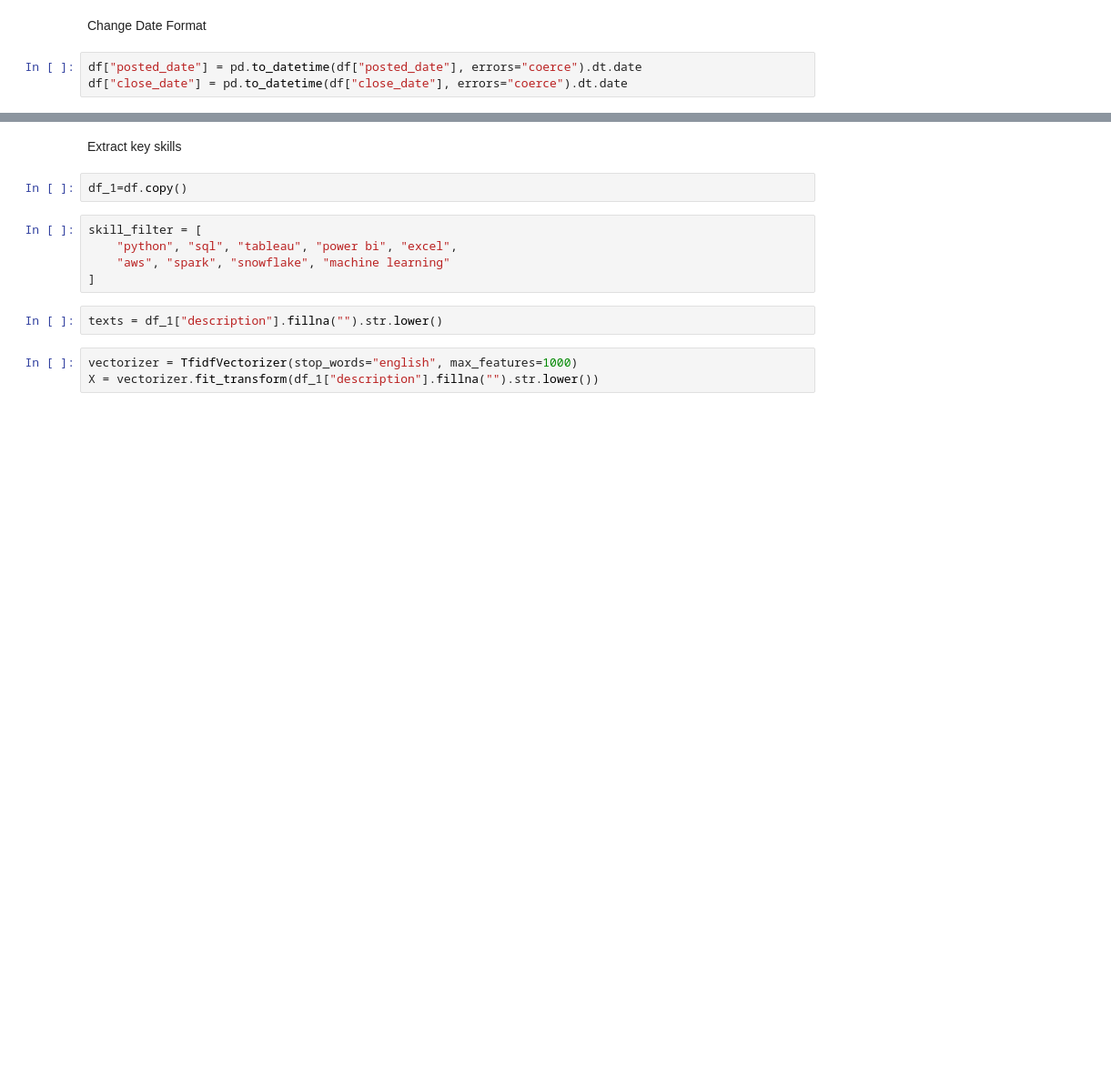
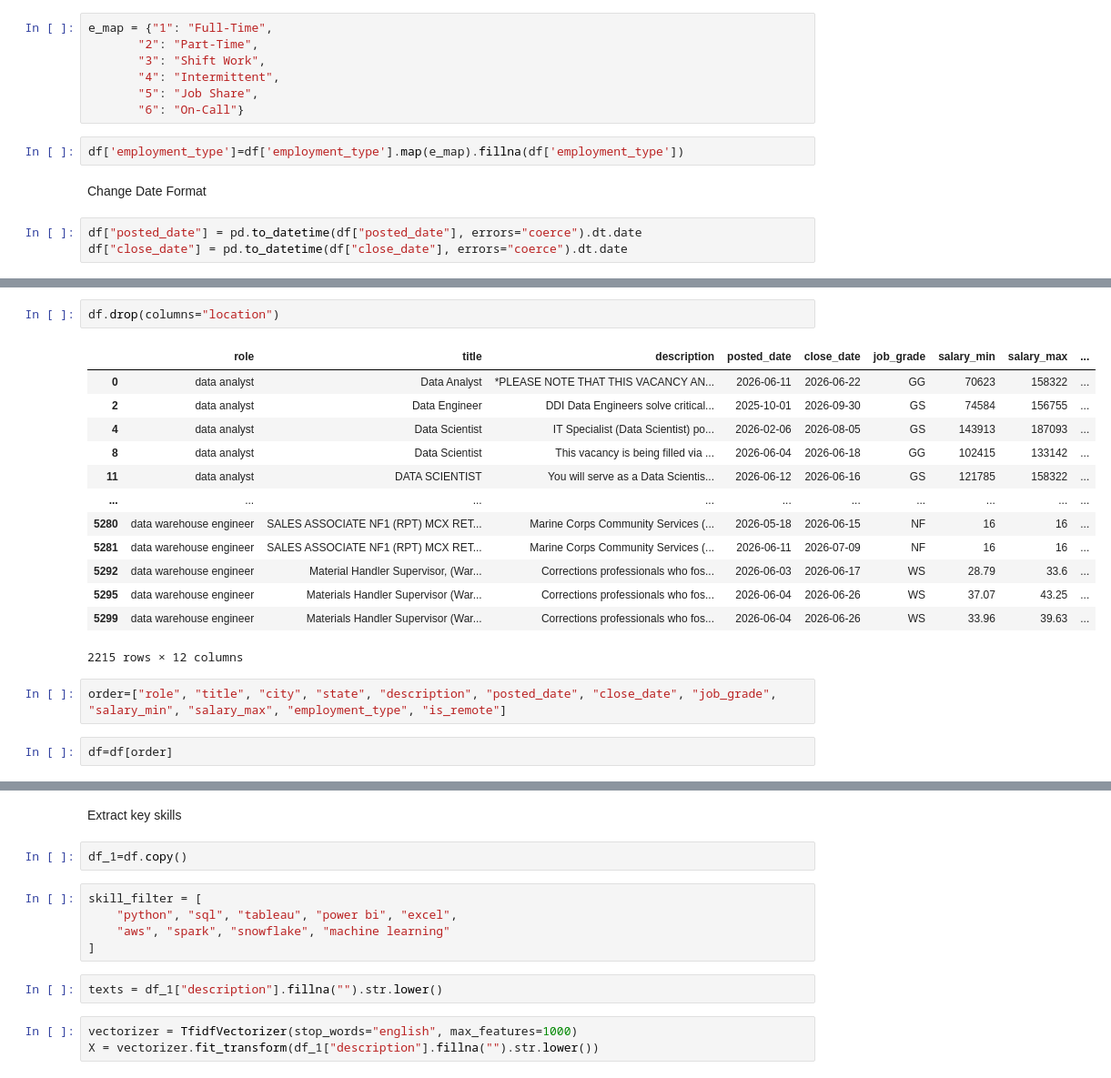
Before and after one commit to HaTranUSF/Job-Market-Analysis, a Jupyter notebook: Pipeline_for_Data_Job_Market_Analysis.ipynb, the cells around one changed output, grey strips where cells are left out. Shown at 91% size. Saved outputs shown, nothing was run; the diff lists cells and outputs as text; blank space fills up the shorter version.

```diff
--- a/Pipeline_for_Data_Job_Market_Analysis.ipynb
+++ b/Pipeline_for_Data_Job_Market_Analysis.ipynb
@@ -146,3 +236,12 @@ df["employment_type"] = df["employment_type"].apply(
+# %%
+e_map = {"1": "Full-Time",
+       "2": "Part-Time",
+       "3": "Shift Work",
+       "4": "Intermittent",
+       "5": "Job Share",
+       "6": "On-Call"}
+# %%
+df['employment_type']=df['employment_type'].map(e_map).fillna(df['employment_type'])
 # %% [markdown]
 Change Date Format
 # %%
@@ -151,3 +274,23 @@ df["close_date"] = pd.to_datetime(df["close_date"], errors="coerce").dt.date
+# %%
+df.drop(columns="location")
+# %% [output]
+|  | role | title | description | posted_date | close_date | job_grade | salary_min | salary_max | ... |
+| 0 | data analyst | Data Analyst | *PLEASE NOTE THAT THIS VACANCY AN... | 2026-06-11 | 2026-06-22 | GG | 70623 | 158322 | ... |
+| 2 | data analyst | Data Engineer | DDI Data Engineers solve critical... | 2025-10-01 | 2026-09-30 | GS | 74584 | 156755 | ... |
+| 4 | data analyst | Data Scientist | IT Specialist (Data Scientist) po... | 2026-02-06 | 2026-08-05 | GS | 143913 | 187093 | ... |
+| 8 | data analyst | Data Scientist | This vacancy is being filled via ... | 2026-06-04 | 2026-06-18 | GG | 102415 | 133142 | ... |
+| 11 | data analyst | DATA SCIENTIST | You will serve as a Data Scientis... | 2026-06-12 | 2026-06-16 | GS | 121785 | 158322 | ... |
+| ... | ... | ... | ... | ... | ... | ... | ... | ... | ... |
+| 5280 | data warehouse engineer | SALES ASSOCIATE NF1 (RPT) MCX RET... | Marine Corps Community Services (... | 2026-05-18 | 2026-06-15 | NF | 16 | 16 | ... |
+| 5281 | data warehouse engineer | SALES ASSOCIATE NF1 (RPT) MCX RET... | Marine Corps Community Services (... | 2026-06-11 | 2026-07-09 | NF | 16 | 16 | ... |
+| 5292 | data warehouse engineer | Material Handler Supervisor, (War... | Corrections professionals who fos... | 2026-06-03 | 2026-06-17 | WS | 28.79 | 33.6 | ... |
+| 5295 | data warehouse engineer | Materials Handler Supervisor (War... | Corrections professionals who fos... | 2026-06-04 | 2026-06-26 | WS | 37.07 | 43.25 | ... |
+| 5299 | data warehouse engineer | Materials Handler Supervisor (War... | Corrections professionals who fos... | 2026-06-04 | 2026-06-26 | WS | 33.96 | 39.63 | ... |
+2215 rows × 12 columns
+# %%
+order=["role", "title", "city", "state", "description", "posted_date", "close_date", "job_grade", "salary_min", "salary_max", "employment_type", "is_remote"]
+# %%
+df=df[order]
 # %%
 df
 # %% [output]
```
Also changed, not shown: parts of 45 cells of this notebook.
